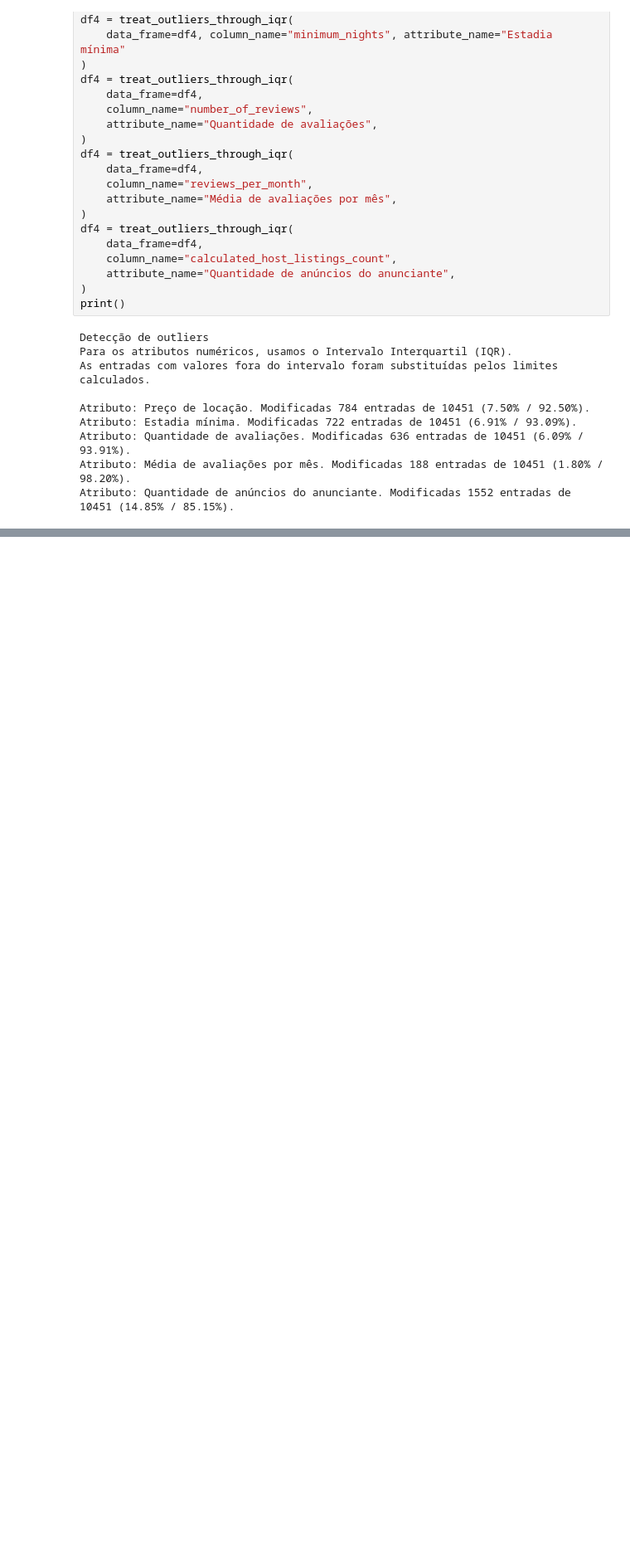
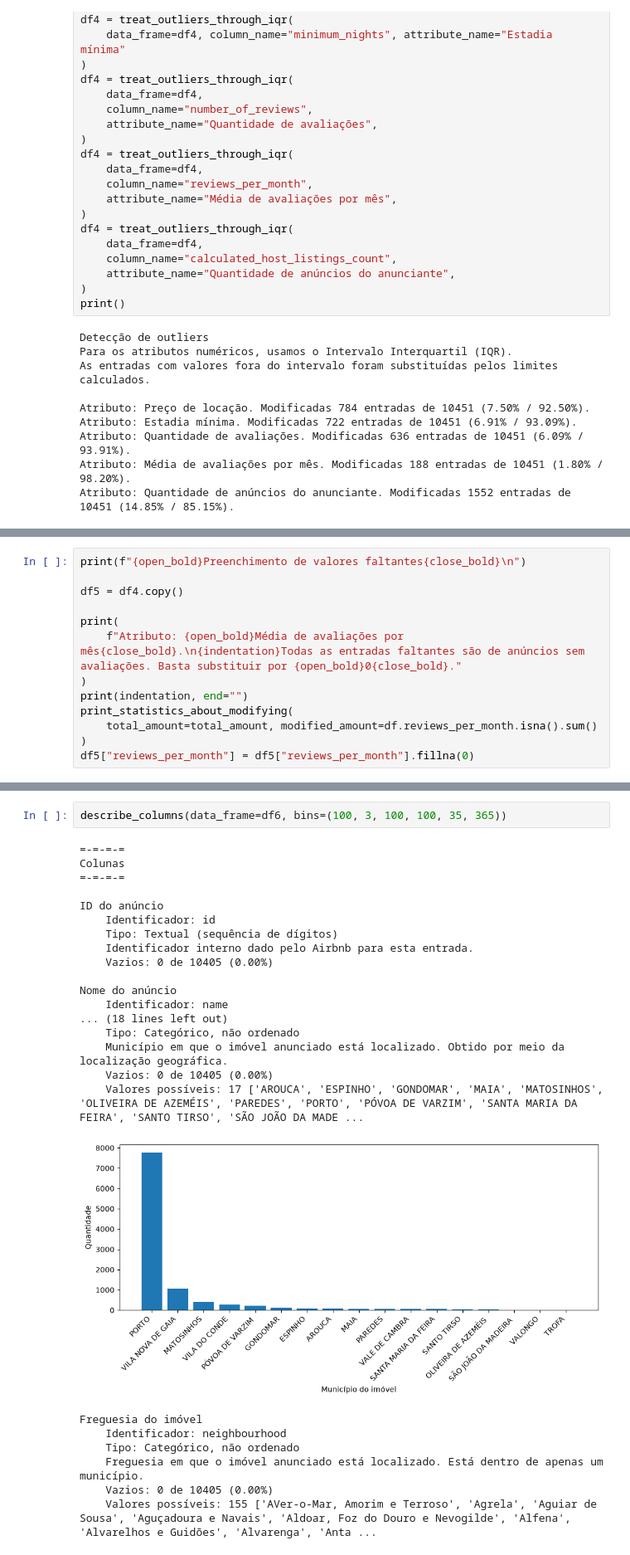
Before and after one commit to gabdumal/data_mining, a Jupyter notebook: assignment_2/main.ipynb, the cells around one changed output, grey strips where cells are left out. Shown at 83% size. Saved outputs shown, nothing was run; the diff lists cells and outputs as text; blank space fills up the shorter version.

```diff
--- a/assignment_2/main.ipynb
+++ b/assignment_2/main.ipynb
@@ -649,0 +817,13 @@ Média de avaliações por mês
+# %%
+print(f"{open_bold}Preenchimento de valores faltantes{close_bold}\n")
+
+df5 = df4.copy()
+
+print(
+    f"Atributo: {open_bold}Média de avaliações por mês{close_bold}.\n{indentation}Todas as entradas faltantes são de anúncios sem avaliações. Basta substituir por {open_bold}0{close_bold}."
+)
+print(indentation, end="")
+print_statistics_about_modifying(
+    total_amount=total_amount, modified_amount=df.reviews_per_month.isna().sum()
+)
+df5["reviews_per_month"] = df5["reviews_per_month"].fillna(0)
@@ -649,0 +906,27 @@ Média de avaliações por mês
+# %%
+describe_columns(data_frame=df6, bins=(100, 3, 100, 100, 35, 365))
+# %% [output]
+=-=-=-=
+Colunas
+=-=-=-=
+
+ID do anúncio
+    Identificador: id
+    Tipo: Textual (sequência de dígitos)
+    Identificador interno dado pelo Airbnb para esta entrada.
+    Vazios: 0 de 10405 (0.00%)
+
+Nome do anúncio
+    Identificador: name
+... (18 lines left out)
+    Tipo: Categórico, não ordenado
+    Município em que o imóvel anunciado está localizado. Obtido por meio da localização geográfica.
+    Vazios: 0 de 10405 (0.00%)
+    Valores possíveis: 17 ['AROUCA', 'ESPINHO', 'GONDOMAR', 'MAIA', 'MATOSINHOS', 'OLIVEIRA DE AZEMÉIS', 'PAREDES', 'PORTO', 'PÓVOA DE VARZIM', 'SANTA MARIA DA FEIRA', 'SANTO TIRSO', 'SÃO JOÃO DA MADE ...
+[figure, added]
+Freguesia do imóvel
+    Identificador: neighbourhood
+    Tipo: Categórico, não ordenado
+    Freguesia em que o imóvel anunciado está localizado. Está dentro de apenas um município.
+    Vazios: 0 de 10405 (0.00%)
+    Valores possíveis: 155 ['AVer-o-Mar, Amorim e Terroso', 'Agrela', 'Aguiar de Sousa', 'Aguçadoura e Navais', 'Aldoar, Foz do Douro e Nevogilde', 'Alfena', 'Alvarelhos e Guidões', 'Alvarenga', 'Anta ...
```
Also changed, not shown: parts of 8 cells of this notebook, 1 other file.
